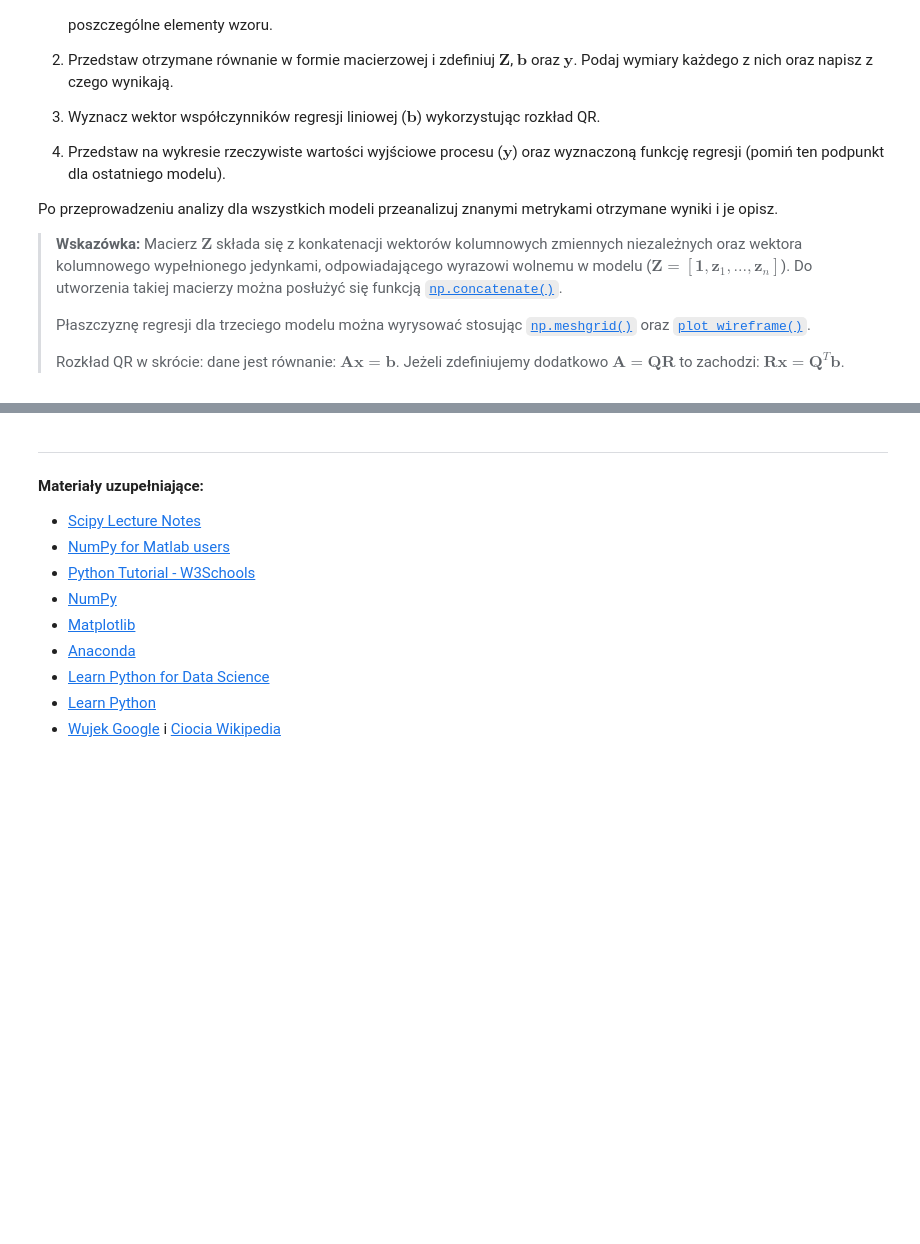
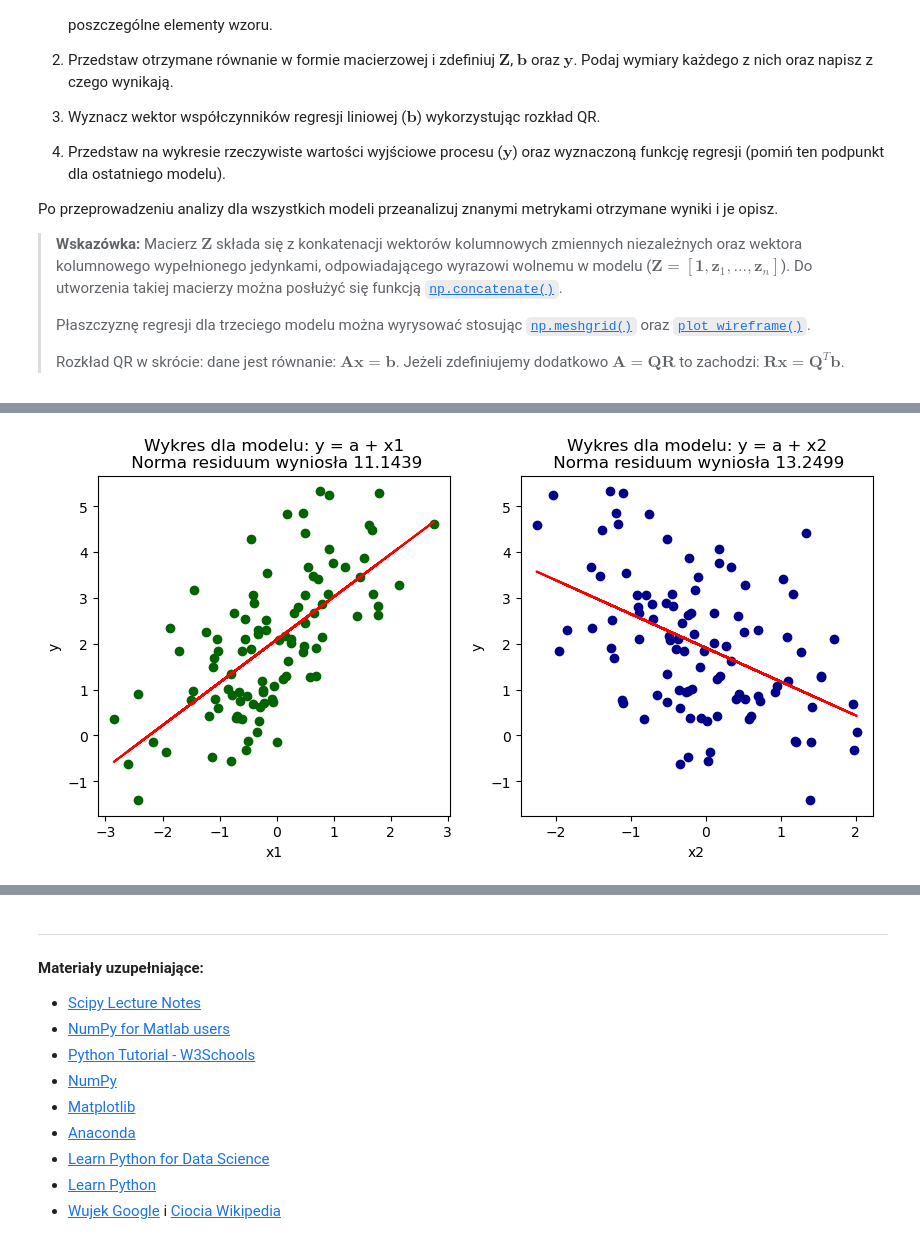
Before and after one commit to MN-KJ-2025/lab-5-r-wnania-m-x-n-kacperpastula, a Jupyter notebook: sprawozdanie.ipynb, the cells around one changed output, grey strips where cells are left out. Cells and saved outputs as stored; diff of their text form; code cells hidden in the pictures; blank space fills up the shorter version.

```diff
--- a/sprawozdanie.ipynb
+++ b/sprawozdanie.ipynb
@@ -437,0 +437,92 @@ Po przeprowadzeniu analizy dla wszystkich modeli przeanalizuj znanymi metrykami
+# %%
+# ===== Twoja implementacja tutaj =====
+
+#punkt 1
+x1 = np.random.normal(loc = 0, scale = 1, size = (100, 1))
+x2 = np.random.normal(loc = 0, scale = 1, size = (100, 1))
+epsilon = np.random.normal(loc = 0, scale = 1, size = (100, 1))
+
+y = 2 + x1 - 0.5 * x2 + epsilon
+
+#punkt 2
+a = np.ones([100, 1])
+z1 = np.concatenate([a, x1], 1)
+z2 = np.concatenate([a, x2], 1)
+z3 = np.concatenate([a, x1, x2], 1)
+z4 = np.concatenate([a, x1, x2, x1*x2], 1)
+
+# y = a + x1
+# b = [b0, b1], macierz Z = [1, x1] i ma rozmiar (100, 2)
+Q1, R1 = np.linalg.qr(z1)
+b1 = sp.linalg.solve_triangular(R1, Q1.T @ y)
+y_hat1 = b1[0] + b1[1] * x1
+norm1 = main.residual_norm(z1, b1, y)
+
+# y = a + x2
+# b = [b0, b1], macierz Z = [1, x2] i ma rozmiar (100, 2)
+Q2, R2 = np.linalg.qr(z2)
+b2 = sp.linalg.solve_triangular(R2, Q2.T @ y)
+y_hat2 = b2[0] + b2[1] * x2
+norm2 = main.residual_norm(z2, b2, y)
+
+# y = a + x1 + x2
+# b = [b0, b1, b2], macierz Z = [1, x1, x2] i ma rozmiar (100, 3)
+Q3, R3 = np.linalg.qr(z3)
+b3 = sp.linalg.solve_triangular(R3, Q3.T @ y)
+x_axis, y_axis = np.meshgrid(np.linspace(-3,3,10), np.linspace(-3,3,10))
+y_hat3 = b3[0] + b3[1] * x_axis + b3[2] * y_axis
+norm3 = main.residual_norm(z3, b3, y)
+
+# y = a + x1 + x2 + x1*x2
+# b = [b0, b1, b2, b3], macierz Z = [1, x1, x2, x1*x2] i ma rozmiar (100, 4)
+Q4, R4 = np.linalg.qr(z4)
+b4 = sp.linalg.solve_triangular(R4, Q4.T @ y)
+x_axis, y_axis = np.meshgrid(np.linspace(-3,3,10), np.linspace(-3,3,10))
+y_hat4 = b4[0] + b4[1] * x_axis + b4[2] * y_axis + b4[3] * x_axis * y_axis
+norm4 = main.residual_norm(z4, b4, y)
+
+#Wykresy
+figure = plt.figure(figsize=(10, 15))
+ax1 = figure.add_subplot(3, 2, 1)
+ax2 = figure.add_subplot(3, 2, 2)
+
+ax1.scatter(x1, y, color='darkgreen')
+ax1.plot(x1, y_hat1, color='red')
+ax1.set_title('Wykres dla modelu: y = a + x1\n Norma residuum wyniosła {:.4f}'.format(norm1))
+ax1.set_xlabel('x1')
+ax1.set_ylabel('y')
+
+ax2.scatter(x2, y, color='darkblue')
+ax2.plot(x2, y_hat2, color='red')
+ax2.set_title('Wykres dla modelu: y = a + x2\n Norma residuum wyniosła {:.4f}'.format(norm2))
+ax2.set_xlabel('x2')
+ax2.set_ylabel('y')
+
+fig1, axs1 = plt.subplots(1, 2, figsize=(10, 5), subplot_kw={'projection':'3d'})
+fig1.suptitle('Wykres dla modelu: y = a + x1 + x2\n Norma residuum wyniosła {:.4f}'.format(norm3))
+axs1[0].scatter(x1, x2, y, color='blue')
+axs1[0].plot_wireframe(x_axis, y_axis, y_hat3, color='r')
+axs1[0].set_xlabel('x1')
+axs1[0].set_ylabel('x2')
+axs1[0].set_zlabel('y')
+axs1[1].scatter(x1, x2, y, color='blue')
+axs1[1].plot_wireframe(x_axis, y_axis, y_hat3, color='r')
+axs1[1].view_init(30, 200, 0)
+axs1[1].set_xlabel('x1')
+axs1[1].set_ylabel('x2')
+axs1[1].set_zlabel('y')
+
+fig2, axs2 = plt.subplots(1, 2, figsize=(10, 5), subplot_kw={'projection':'3d'})
+fig2.suptitle('Wykres dla modelu: y = a + x1 + x2 + x1*x2\n Norma residuum wyniosła {:.4f}'.format(norm4))
+axs2[0].scatter(x1, x2, y, color='blue')
+axs2[0].plot_wireframe(x_axis, y_axis, y_hat4, color='r')
+axs2[0].set_xlabel('x1')
+axs2[0].set_ylabel('x2')
+axs2[0].set_zlabel('y')
+axs2[1].scatter(x1, x2, y, color='blue')
+axs2[1].plot_wireframe(x_axis, y_axis, y_hat4, color='r')
+axs2[1].view_init(30, 200, 0)
+axs2[1].set_xlabel('x1')
+axs2[1].set_ylabel('x2')
+axs2[1].set_zlabel('y')
+# %% [output]
@@ -437,0 +530 @@ Po przeprowadzeniu analizy dla wszystkich modeli przeanalizuj znanymi metrykami
+[figure, added]
```
Also changed, not shown: parts of 7 cells of this notebook.
